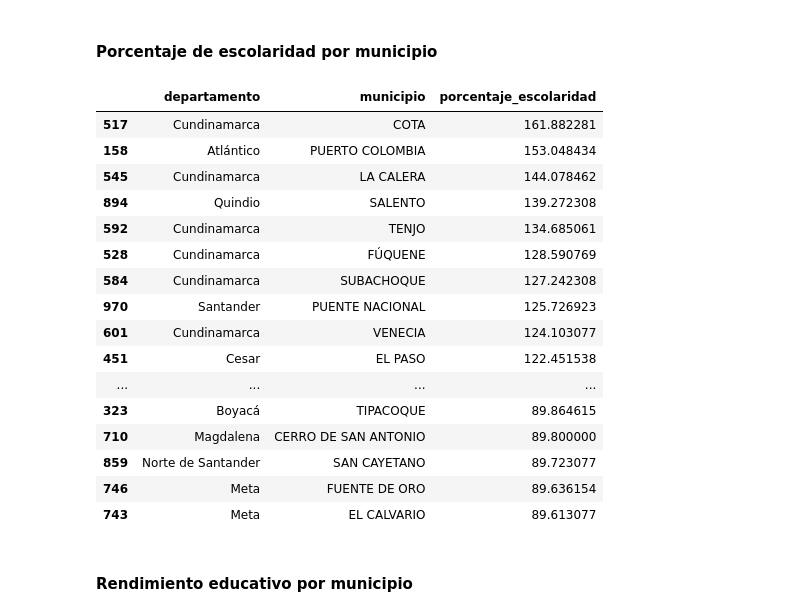
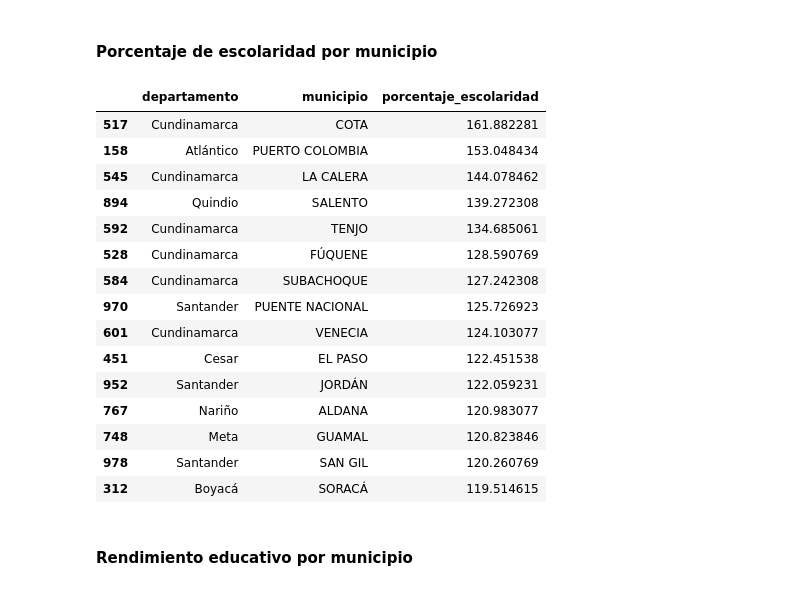
Before and after one commit to SandraGarzonB/Diplomado-Usta, a Jupyter notebook: Cuadernos/Modelos_dimensionales.ipynb, the cells around one changed output. Cells and saved outputs as stored; diff of their text form; code cells hidden in the pictures.

```diff
--- a/Cuadernos/Modelos_dimensionales.ipynb
+++ b/Cuadernos/Modelos_dimensionales.ipynb
@@ -76,5 +95,3 @@ Esta es la fase más importante. Aquí limpiamos los datos crudos y los moldeamo
 ## Solución
 
 1. *Limpieza y Preparación*
-# %%
-df_raw.columns = [col.lower() for col in df_raw.columns]
@@ -170,6 +219,9 @@ df_raw.loc[df_raw['c_digo_departamento'] == 88, 'departamento'] = \
 df_raw['departamento'] = df_raw['departamento'].str.strip().str.replace(r'[.,;]+', '', regex=True)
 # %%
 df_raw['municipio'] = df_raw['municipio'].str.strip().str.replace(r'[.,]', '', regex=True)
+# %%
+df_raw = df_raw[df_raw['departamento'] != 'NACIONAL']
+df_raw = df_raw[~df_raw['departamento'].str.lower().str.contains('NACIONAL', na=False)]
 # %% [markdown]
 Cargue Divipola
 # %%
@@ -372,30 +424,30 @@ Este ejercicio se entrega en un archivo Jupyter Notebook (.ipynb) que contenga e
 # %%
 
 porcentaje_escolaridad = hechos_nombres.groupby(['departamento', 'municipio'])['tasa_matriculaci_n_5_16'].mean().reset_index()
 porcentaje_escolaridad = porcentaje_escolaridad.rename(columns={'tasa_matriculaci_n_5_16': 'porcentaje_escolaridad'})
 porcentaje_escolaridad = porcentaje_escolaridad.sort_values(by='porcentaje_escolaridad', ascending=False)
 
 pd.set_option('display.max_rows', None)
 pd.set_option('display.max_columns', None)
 
-porcentaje_escolaridad
+#porcentaje_escolaridad -- Muestra toda la tabla
+porcentaje_escolaridad.head(15)
 # %% [output]
 |  | departamento | municipio | porcentaje_escolaridad |
 | 517 | Cundinamarca | COTA | 161.882281 |
 | 158 | Atlántico | PUERTO COLOMBIA | 153.048434 |
 | 545 | Cundinamarca | LA CALERA | 144.078462 |
 | 894 | Quindio | SALENTO | 139.272308 |
 | 592 | Cundinamarca | TENJO | 134.685061 |
 | 528 | Cundinamarca | FÚQUENE | 128.590769 |
 | 584 | Cundinamarca | SUBACHOQUE | 127.242308 |
 | 970 | Santander | PUENTE NACIONAL | 125.726923 |
 | 601 | Cundinamarca | VENECIA | 124.103077 |
 | 451 | Cesar | EL PASO | 122.451538 |
-| ... | ... | ... | ... |
-| 323 | Boyacá | TIPACOQUE | 89.864615 |
-| 710 | Magdalena | CERRO DE SAN ANTONIO | 89.800000 |
-| 859 | Norte de Santander | SAN CAYETANO | 89.723077 |
-| 746 | Meta | FUENTE DE ORO | 89.636154 |
-| 743 | Meta | EL CALVARIO | 89.613077 |
+| 952 | Santander | JORDÁN | 122.059231 |
+| 767 | Nariño | ALDANA | 120.983077 |
+| 748 | Meta | GUAMAL | 120.823846 |
+| 978 | Santander | SAN GIL | 120.260769 |
+| 312 | Boyacá | SORACÁ | 119.514615 |
 # %% [markdown]
 #### Rendimiento educativo por municipio
```
Also changed, not shown: parts of 14 cells of this notebook, 14 other files.
